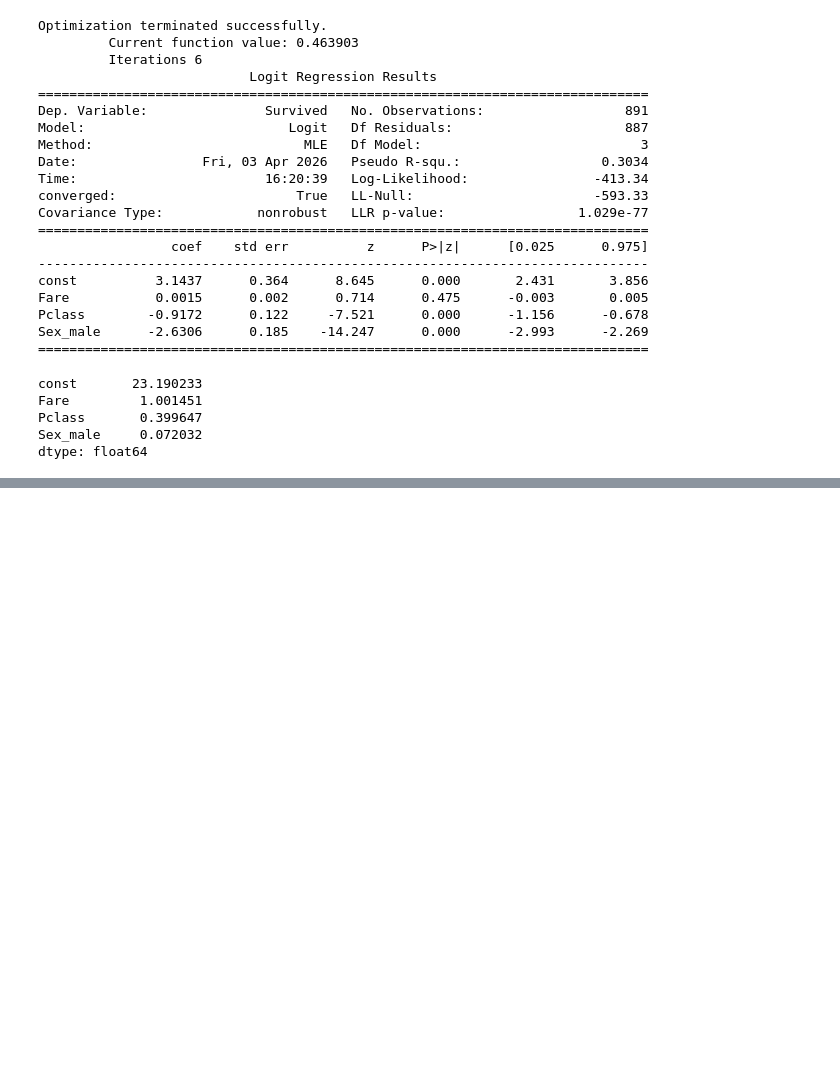
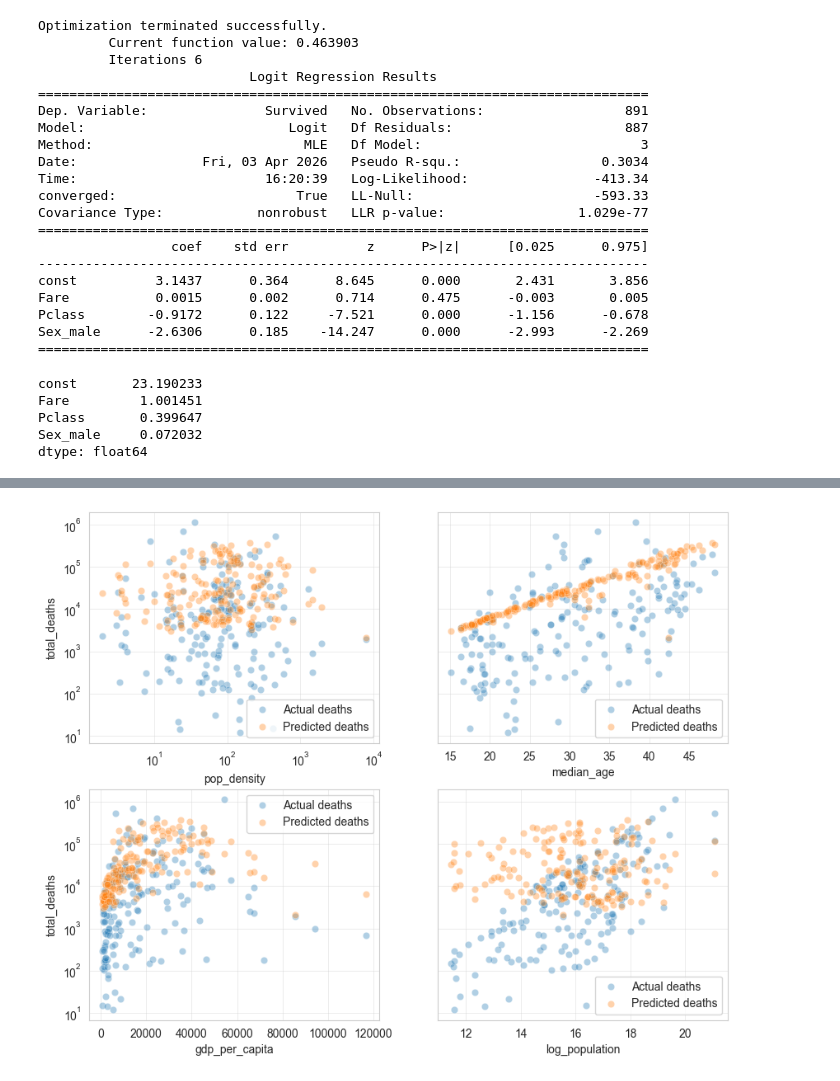
Before and after one commit to jieshu-wang-SBU/EST389_371_2026_spring, a Jupyter notebook: lectures/10-statistic_analysis_and_regression/10-07_Logistic_regression_and_Poisson_regression.ipynb, the cells around one changed output, grey strips where cells are left out. Saved outputs shown, nothing was run; the diff lists cells and outputs as text; code cells hidden in the pictures; blank space fills up the shorter version.

```diff
--- a/lectures/10-statistic_analysis_and_regression/10-07_Logistic_regression_and_Poisson_regression.ipynb
+++ b/lectures/10-statistic_analysis_and_regression/10-07_Logistic_regression_and_Poisson_regression.ipynb
@@ -88,0 +299,13 @@ Therefore, the interpretation of our model:
+# %%
+fig, axes = plt.subplots(nrows=2, ncols=2, figsize=(10, 8), sharex=False, sharey='all')
+sns.set_style("whitegrid")
+
+for ax, iv in zip(axes.flat, ["pop_density", "median_age", "gdp_per_capita","log_population"]):
+    # plot_df = reg_df[iv, ]
+    g0=sns.scatterplot(x=reg_df[iv], y=reg_df['total_deaths'], label='Actual deaths', ax=ax, alpha=0.35, color='tab:blue')
+    g1=sns.scatterplot(x=reg_df[iv], y=reg_df['pred_deaths'], label='Predicted deaths', ax=ax, alpha=0.35, color="tab:orange")
+    ax.set_yscale('log')
+    if iv=='pop_density':
+        ax.set_xscale("log")
+# %% [output]
+[figure, added]
```
Also changed, not shown: parts of 27 cells of this notebook, 1 other file.
